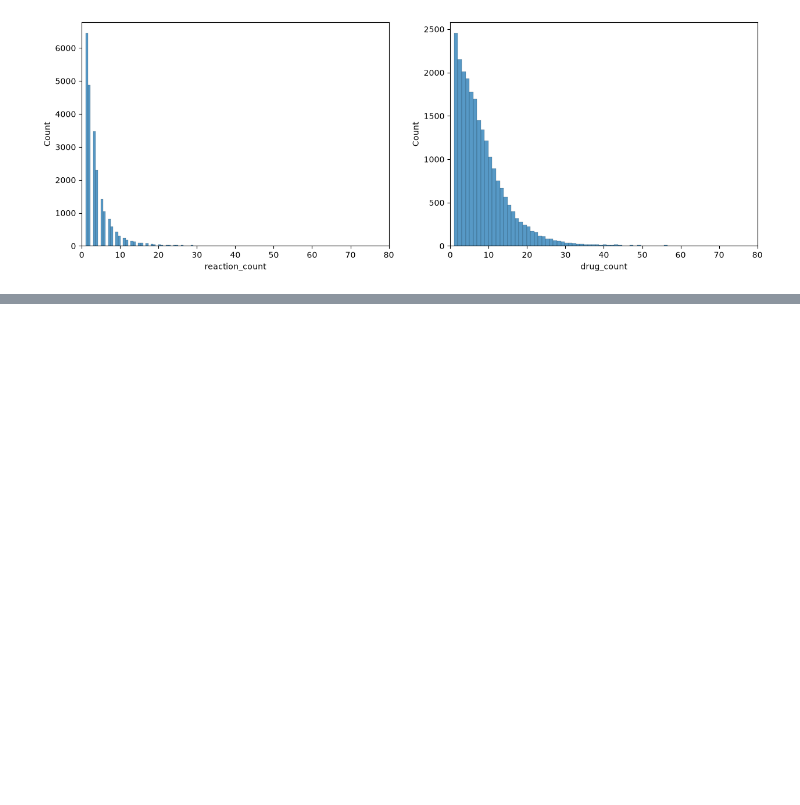
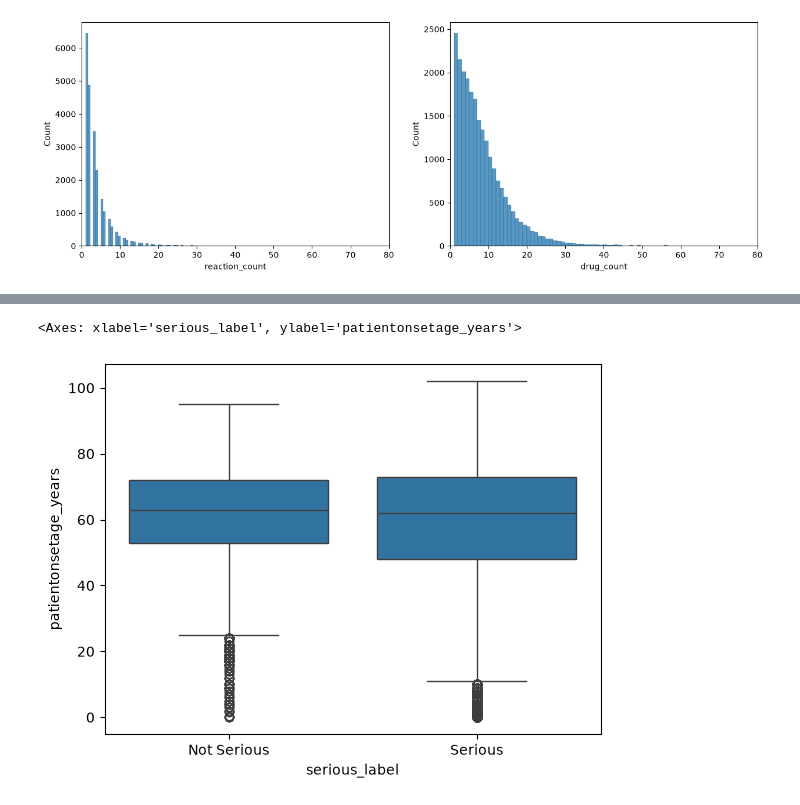
Before and after one commit to anastasia-mistreanu/fda-adverse-event-detector, a Jupyter notebook: notebooks/eda.ipynb, the cells around one changed output, grey strips where cells are left out. Cells and saved outputs as stored; diff of their text form; code cells hidden in the pictures; blank space fills up the shorter version.

Commit message:
Complete FDA EDA notebook w/ feature and data analyses and drug comparisons

```diff
--- a/notebooks/eda.ipynb
+++ b/notebooks/eda.ipynb
@@ -114,0 +123,5 @@ Reports with unusually high drug_count in particular likely reflect complex, mul
+# %%
+sns.boxplot(data=df, x="serious_label", y="patientonsetage_years", order=["Not Serious", "Serious"])
+# %% [output]
+<Axes: xlabel='serious_label', ylabel='patientonsetage_years'>
+[figure, added]
```
Also changed, not shown: parts of 21 cells of this notebook.
